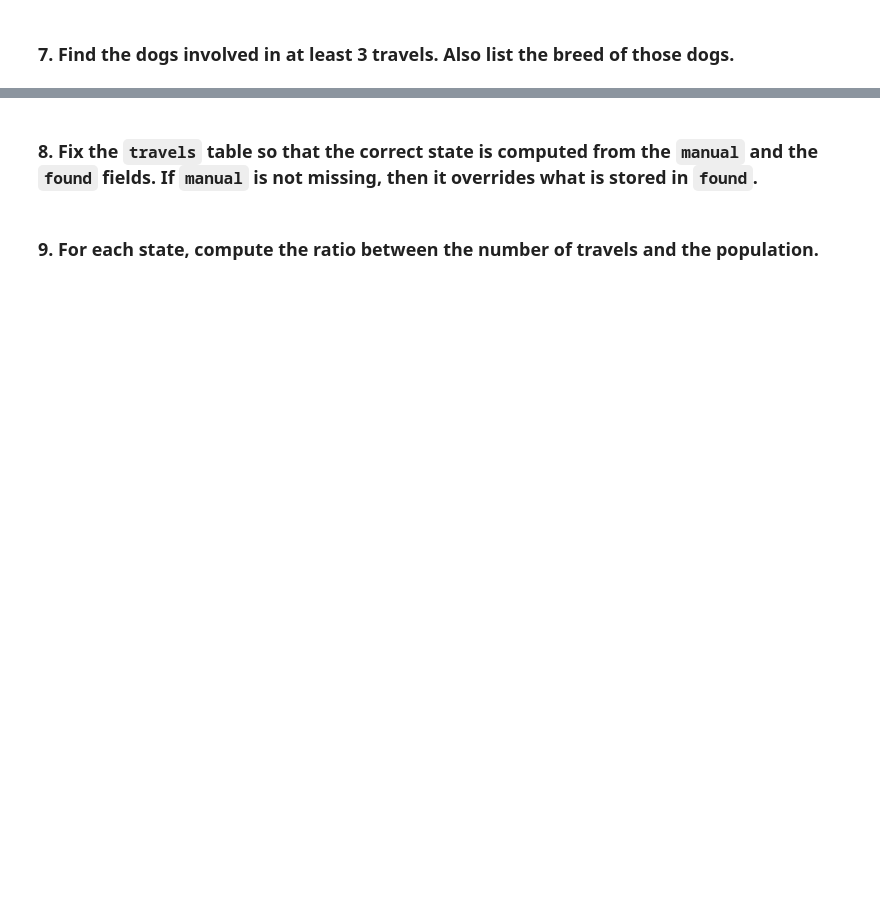
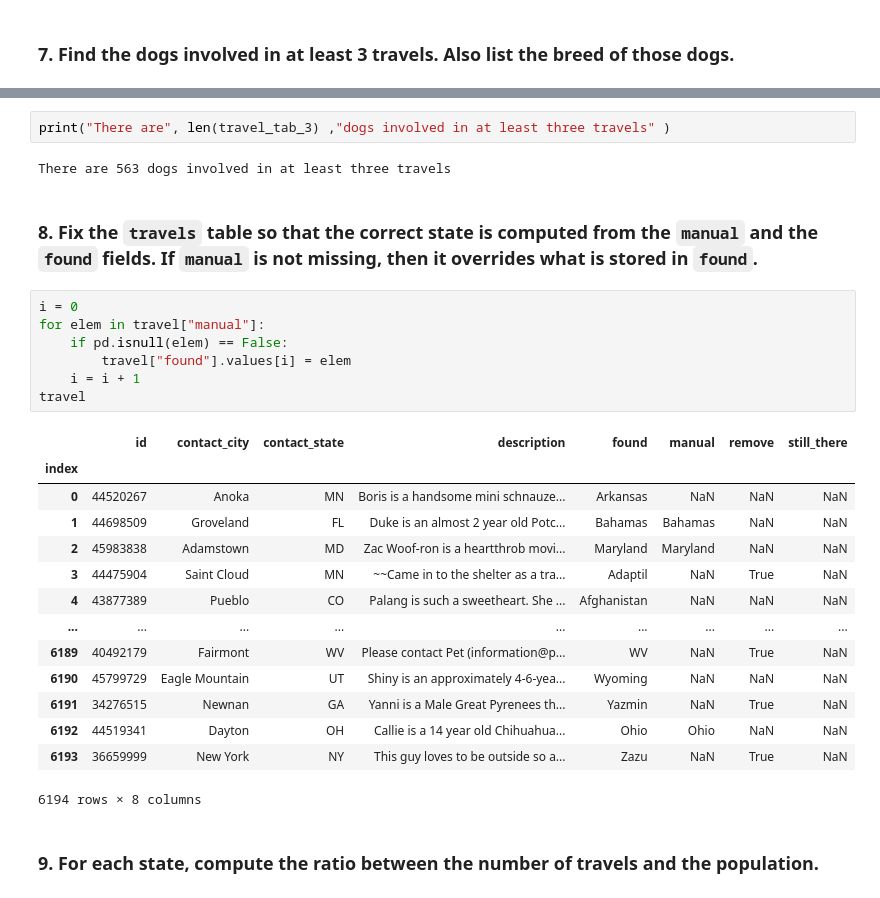
Before and after one commit to CoroTheBoss/CS-project, a Jupyter notebook: notebook.ipynb, the cells around one changed output, grey strips where cells are left out. Cells and saved outputs as stored; diff of their text form; blank space fills up the shorter version.

```diff
--- a/notebook.ipynb
+++ b/notebook.ipynb
@@ -193,4 +215,30 @@ round(dog.groupby(['age','size'], as_index=False)[['stay_duration','stay_cost']]
+# %%
+print("There are", len(travel_tab_3) ,"dogs involved in at least three travels" )
+# %% [output]
+There are 563 dogs involved in at least three travels
 # %% [markdown]
 ### 8. Fix the `travels` table so that the correct state is computed from  the `manual` and the `found` fields. If `manual` is not missing, then it overrides what is stored in `found`.
+# %%
+i = 0
+for elem in travel["manual"]:
+    if pd.isnull(elem) == False:
+        travel["found"].values[i] = elem
+    i = i + 1
+travel
+# %% [output]
+|  | id | contact_city | contact_state | description | found | manual | remove | still_there |
+| index |  |  |  |  |  |  |  |  |
+| 0 | 44520267 | Anoka | MN | Boris is a handsome mini schnauze... | Arkansas | NaN | NaN | NaN |
+| 1 | 44698509 | Groveland | FL | Duke is an almost 2 year old Potc... | Bahamas | Bahamas | NaN | NaN |
+| 2 | 45983838 | Adamstown | MD | Zac Woof-ron is a heartthrob movi... | Maryland | Maryland | NaN | NaN |
+| 3 | 44475904 | Saint Cloud | MN | ~~Came in to the shelter as a tra... | Adaptil | NaN | True | NaN |
+| 4 | 43877389 | Pueblo | CO | Palang is such a sweetheart. She ... | Afghanistan | NaN | NaN | NaN |
+| ... | ... | ... | ... | ... | ... | ... | ... | ... |
+| 6189 | 40492179 | Fairmont | WV | Please contact Pet (information@p... | WV | NaN | True | NaN |
+| 6190 | 45799729 | Eagle Mountain | UT | Shiny is an approximately 4-6-yea... | Wyoming | NaN | NaN | NaN |
+| 6191 | 34276515 | Newnan | GA | Yanni is a Male Great Pyrenees th... | Yazmin | NaN | True | NaN |
+| 6192 | 44519341 | Dayton | OH | Callie is a 14 year old Chihuahua... | Ohio | Ohio | NaN | NaN |
+| 6193 | 36659999 | New York | NY | This guy loves to be outside so a... | Zazu | NaN | True | NaN |
+6194 rows × 8 columns
 # %% [markdown]
 ### 9. For each state, compute the ratio between the number of travels and the population.
```
Also changed, not shown: parts of 31 cells of this notebook, 1 other file.
